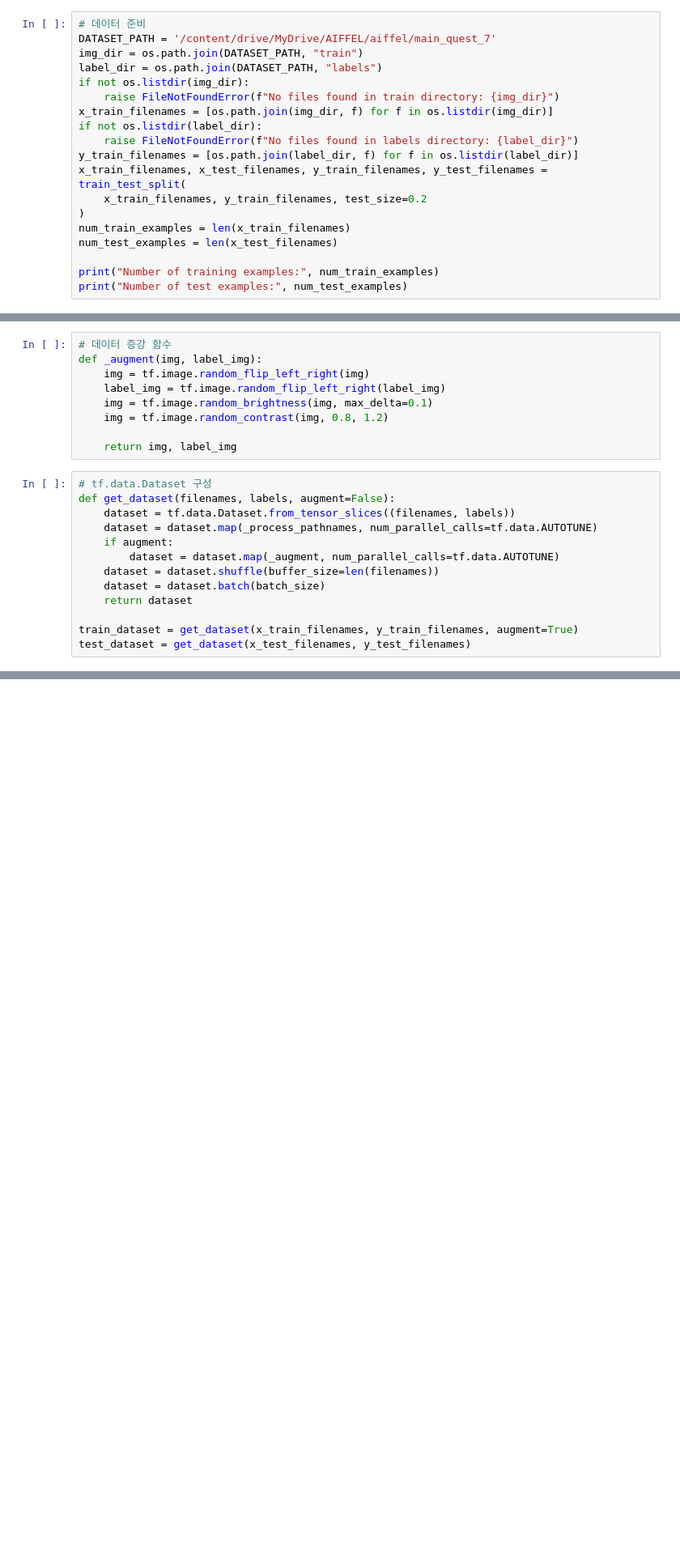
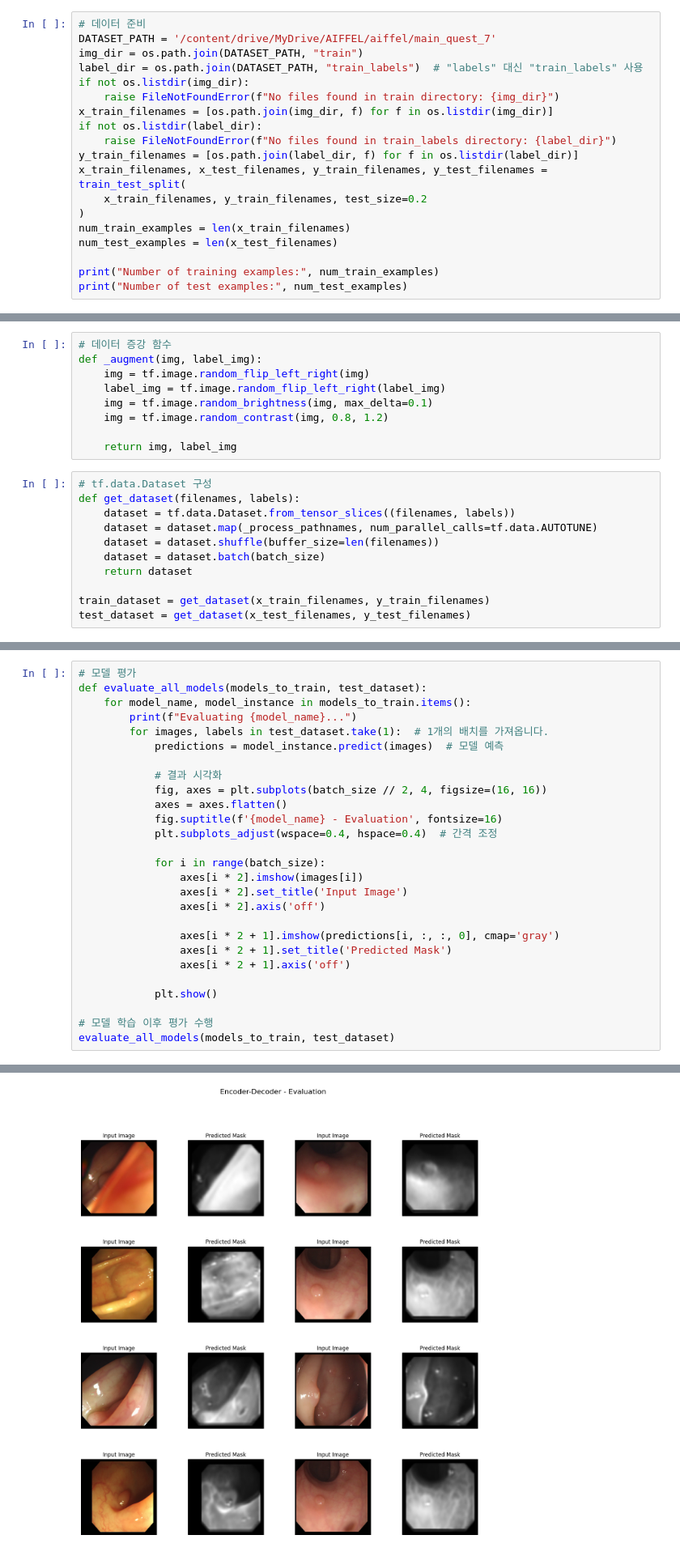
Before and after one commit to MSIMulti/AIFFEL_quest_cr, a Jupyter notebook: MainQuest/Quest07/MainQuest07.ipynb, the cells around one changed output, grey strips where cells are left out. Shown at 81% size. Cells and saved outputs as stored; diff of their text form; blank space fills up the shorter version.

```diff
--- a/MainQuest/Quest07/MainQuest07.ipynb
+++ b/MainQuest/Quest07/MainQuest07.ipynb
@@ -51,12 +31,12 @@ Archive:  /content/drive/MyDrive/AIFFEL/aiffel/main_quest_7/unet_ckpt.zip
 # 데이터 준비
 DATASET_PATH = '/content/drive/MyDrive/AIFFEL/aiffel/main_quest_7'
 img_dir = os.path.join(DATASET_PATH, "train")
-label_dir = os.path.join(DATASET_PATH, "labels")
+label_dir = os.path.join(DATASET_PATH, "train_labels")  # "labels" 대신 "train_labels" 사용
 if not os.listdir(img_dir):
     raise FileNotFoundError(f"No files found in train directory: {img_dir}")
 x_train_filenames = [os.path.join(img_dir, f) for f in os.listdir(img_dir)]
 if not os.listdir(label_dir):
-    raise FileNotFoundError(f"No files found in labels directory: {label_dir}")
+    raise FileNotFoundError(f"No files found in train_labels directory: {label_dir}")
 y_train_filenames = [os.path.join(label_dir, f) for f in os.listdir(label_dir)]
 x_train_filenames, x_test_filenames, y_train_filenames, y_test_filenames = train_test_split(
     x_train_filenames, y_train_filenames, test_size=0.2
@@ -99,14 +79,12 @@ def _augment(img, label_img):
     return img, label_img
 # %%
 # tf.data.Dataset 구성
-def get_dataset(filenames, labels, augment=False):
+def get_dataset(filenames, labels):
     dataset = tf.data.Dataset.from_tensor_slices((filenames, labels))
     dataset = dataset.map(_process_pathnames, num_parallel_calls=tf.data.AUTOTUNE)
-    if augment:
-        dataset = dataset.map(_augment, num_parallel_calls=tf.data.AUTOTUNE)
     dataset = dataset.shuffle(buffer_size=len(filenames))
     dataset = dataset.batch(batch_size)
     return dataset
 
-train_dataset = get_dataset(x_train_filenames, y_train_filenames, augment=True)
+train_dataset = get_dataset(x_train_filenames, y_train_filenames)
 test_dataset = get_dataset(x_test_filenames, y_test_filenames)
@@ -235,0 +265,28 @@ evaluate_model()
+# %%
+# 모델 평가
+def evaluate_all_models(models_to_train, test_dataset):
+    for model_name, model_instance in models_to_train.items():
+        print(f"Evaluating {model_name}...")
+        for images, labels in test_dataset.take(1):  # 1개의 배치를 가져옵니다.
+            predictions = model_instance.predict(images)  # 모델 예측
+
+            # 결과 시각화
+            fig, axes = plt.subplots(batch_size // 2, 4, figsize=(16, 16))
+            axes = axes.flatten()
+            fig.suptitle(f'{model_name} - Evaluation', fontsize=16)
+            plt.subplots_adjust(wspace=0.4, hspace=0.4)  # 간격 조정
+
+            for i in range(batch_size):
+                axes[i * 2].imshow(images[i])
+                axes[i * 2].set_title('Input Image')
+                axes[i * 2].axis('off')
+
+                axes[i * 2 + 1].imshow(predictions[i, :, :, 0], cmap='gray')
+                axes[i * 2 + 1].set_title('Predicted Mask')
+                axes[i * 2 + 1].axis('off')
+
+            plt.show()
+
+# 모델 학습 이후 평가 수행
+evaluate_all_models(models_to_train, test_dataset)
+# %% [output]
@@ -235,0 +295 @@ evaluate_model()
+[figure, added]
```
Also changed, not shown: parts of 10 cells of this notebook.
